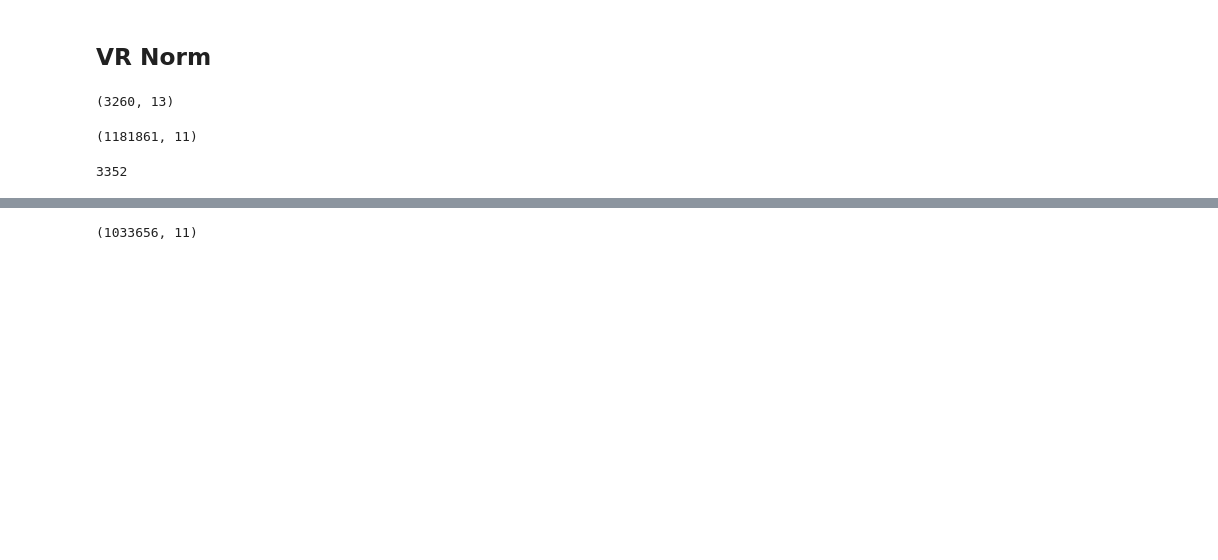
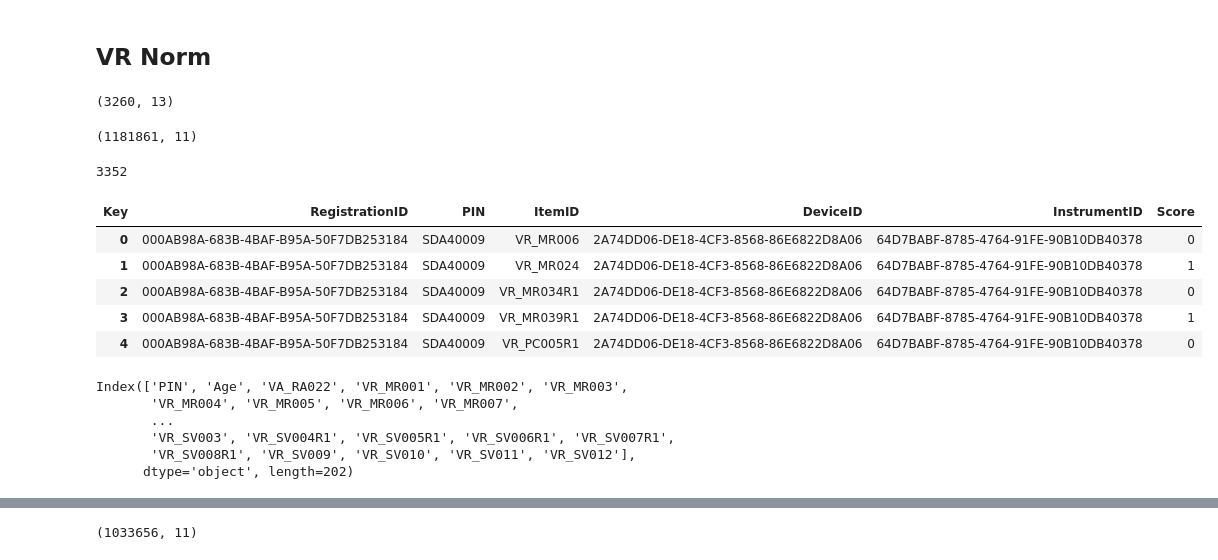
Before and after one commit to tianchu-shu/NWMSS, a Jupyter notebook: NIHTB_Norming/OR_norm.ipynb, the cells around one changed output, grey strips where cells are left out. Saved outputs shown, nothing was run; the diff lists cells and outputs as text; code cells hidden in the pictures; blank space fills up the shorter version.

```diff
--- a/NIHTB_Norming/OR_norm.ipynb
+++ b/NIHTB_Norming/OR_norm.ipynb
@@ -37,5 +37,5 @@ vr.PIN.nunique()
 # %%
 #Change the column tpye from obeject to numeric
 #Select the 3 needed key values
-data =vr[(vr.Key == 'Score')| (vr.Key == 'Position')]
-data['Value'] =pd.to_numeric(data['Value'])
+data =vr[(vr.Key == 'Score')]   #| (vr.Key == 'Position')]
+data = data[data['Value']!='SKIP']
@@ -42,2 +44,11 @@ data['Value'] =pd.to_numeric(data['Value'])
 # %%
 data = data.pivot_table(index=['RegistrationID','PIN','ItemID','DeviceID','InstrumentID'], columns='Key', values='Value').reset_index()
+# %%
+data.head()
+# %% [output]
+| Key | RegistrationID | PIN | ItemID | DeviceID | InstrumentID | Score |
+| 0 | 000AB98A-683B-4BAF-B95A-50F7DB253184 | SDA40009 | VR_MR006 | 2A74DD06-DE18-4CF3-8568-86E6822D8A06 | 64D7BABF-8785-4764-91FE-90B10DB40378 | 0 |
+| 1 | 000AB98A-683B-4BAF-B95A-50F7DB253184 | SDA40009 | VR_MR024 | 2A74DD06-DE18-4CF3-8568-86E6822D8A06 | 64D7BABF-8785-4764-91FE-90B10DB40378 | 1 |
+| 2 | 000AB98A-683B-4BAF-B95A-50F7DB253184 | SDA40009 | VR_MR034R1 | 2A74DD06-DE18-4CF3-8568-86E6822D8A06 | 64D7BABF-8785-4764-91FE-90B10DB40378 | 0 |
+| 3 | 000AB98A-683B-4BAF-B95A-50F7DB253184 | SDA40009 | VR_MR039R1 | 2A74DD06-DE18-4CF3-8568-86E6822D8A06 | 64D7BABF-8785-4764-91FE-90B10DB40378 | 1 |
+| 4 | 000AB98A-683B-4BAF-B95A-50F7DB253184 | SDA40009 | VR_PC005R1 | 2A74DD06-DE18-4CF3-8568-86E6822D8A06 | 64D7BABF-8785-4764-91FE-90B10DB40378 | 0 |
@@ -45,0 +59,9 @@ df =pd.merge(data, reg, on=['PIN'])
+# %%
+vdf.columns
+# %% [output]
+Index(['PIN', 'Age', 'VA_RA022', 'VR_MR001', 'VR_MR002', 'VR_MR003',
+       'VR_MR004', 'VR_MR005', 'VR_MR006', 'VR_MR007',
+       ...
+       'VR_SV003', 'VR_SV004R1', 'VR_SV005R1', 'VR_SV006R1', 'VR_SV007R1',
+       'VR_SV008R1', 'VR_SV009', 'VR_SV010', 'VR_SV011', 'VR_SV012'],
+      dtype='object', length=202)
```
Also changed, not shown: parts of 15 cells of this notebook.
